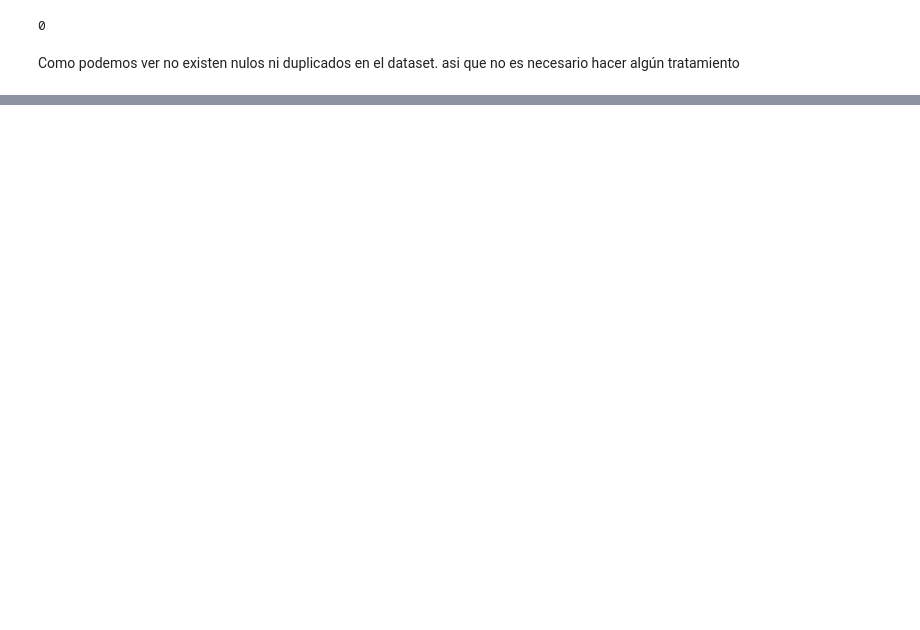
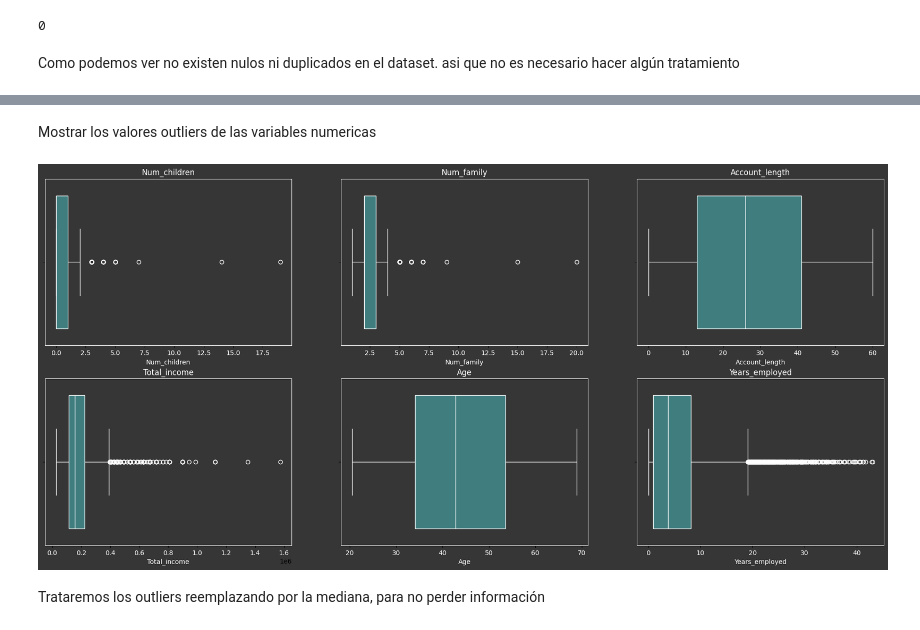
Before and after one commit to No-Country-simulation/c19-129-t-data-bi, a Jupyter notebook: notebooks/preprocesamiento.ipynb, the cells around one changed output, grey strips where cells are left out. Drawn from its saved outputs; the diff is of its cells as text; code cells hidden in the pictures; blank space fills up the shorter version.

```diff
--- a/notebooks/preprocesamiento.ipynb
+++ b/notebooks/preprocesamiento.ipynb
@@ -46,3 +61,9 @@ from util.util import *
+# %%
+# Cambiar el color de fondo de plt
+plt.rcParams['figure.facecolor'] = '#363636'
+plt.rcParams['axes.facecolor'] = '#363636'
+plt.rcParams['axes.edgecolor'] = '#FFFFFF'
+# plt.rcParams['ax']
 # %%
 os.chdir('..')
 # %% [markdown]
@@ -127,0 +148,20 @@ Como podemos ver no existen nulos ni duplicados en el dataset. asi que no es nec
+# %%
+df.drop('ID', axis=1, inplace=True)
+# %%
+# columnas numericas
+num_cols = df.select_dtypes(include=('int64', 'float64'))
+
+# columnas booleanas
+bool_cols = df[num_cols.columns[(df[num_cols.columns].isin([0,1])).all()]]
+
+# removemos las columnas booleanas de las numericas
+num_cols.drop(bool_cols.columns.to_list(), axis=1, inplace=True)
+
+# columnas categoricas
+str_cols = df.select_dtypes(include='object')
+cat_cols= df[str_cols.columns.tolist()+ bool_cols.columns.tolist()]
+print(f'Columnas Totales: {len(df.columns)}')
+print(f'Columnas Booleanas: {len(bool_cols.columns)}')
+print(f'Columnas Object: {len(str_cols.columns)}')
+print(f'Columnas categoricas: {len(cat_cols.columns)}')
+print(f'Columnas numericas: {len(num_cols.columns)}')
@@ -169,0 +176,16 @@ plt.show()
+# %% [markdown]
+Mostrar los valores outliers de las variables numericas
+# %%
+plt.figure(figsize=(60, 25))
+for i,column in enumerate(num_cols.columns):
+    plt.subplot(len(num_cols.columns),3,i+1)
+    plt.subplots_adjust(left=0.7, right=1, top=1, bottom=0)
+    sns.boxplot(x=df[column], color='#34878A', linecolor='white')
+    plt.title(column, color='white')
+    plt.xlabel(column, color='white')
+    plt.xticks(color='white')
+    plt.title(column)
+# %% [output]
+[figure, added]
+# %% [markdown]
+Trataremos los outliers reemplazando por la mediana, para no perder información
```
Also changed, not shown: parts of 60 cells of this notebook, 12 other files.
